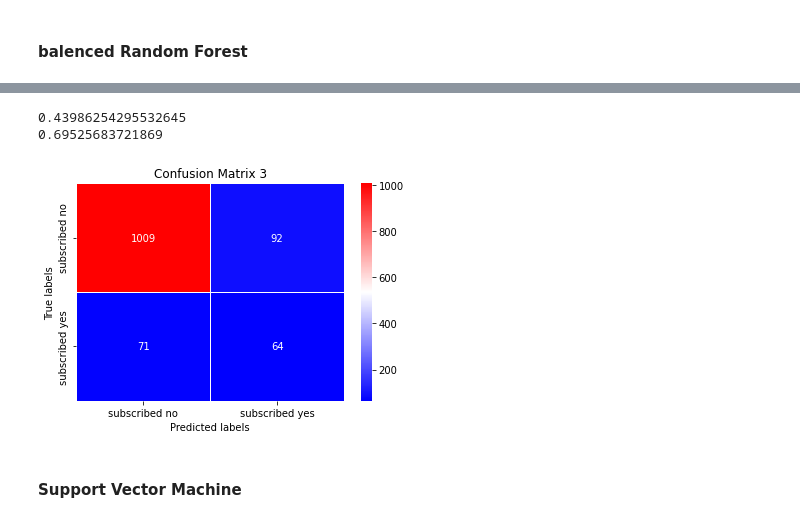
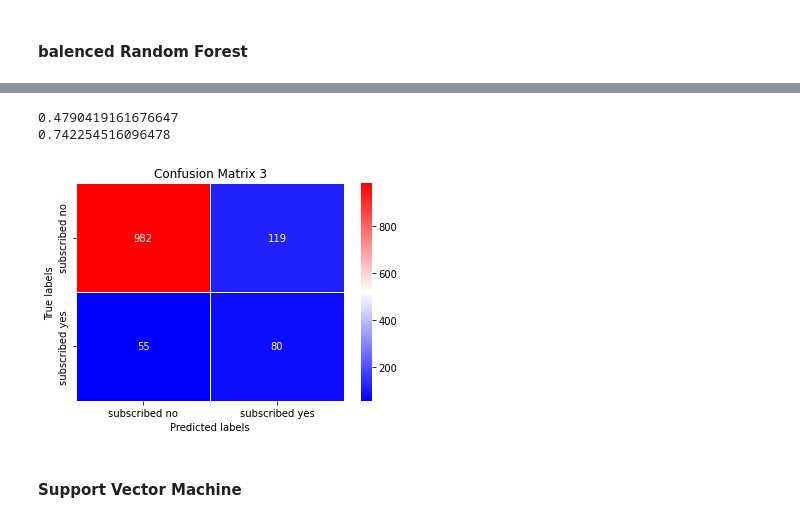
Before and after one commit to wuesten/Potfolio_2_ML, a Jupyter notebook: Exam.ipynb, the cells around one changed output, grey strips where cells are left out. Drawn from its saved outputs; the diff is of its cells as text; code cells hidden in the pictures.

```diff
--- a/Exam.ipynb
+++ b/Exam.ipynb
@@ -509,6 +671,6 @@ evaluation_df = evaluation_df.append(pd.DataFrame({'algorithm':['RandomForest'],
 # %%
-model = RandomForestClassifier(criterion='gini', random_state=1, max_depth=10,n_estimators=1)
+model = RandomForestClassifier(criterion='gini', random_state=1, max_depth=5,n_estimators=1)
 evaluation_df.iloc[1,1] = calc_f1_score(model,X_train_sc, y_train, X_test_sc, y_test)
-model = RandomForestClassifier(criterion='gini', random_state=1, max_depth=10,n_estimators=1)
+model = RandomForestClassifier(criterion='gini', random_state=1, max_depth=5,n_estimators=1)
 evaluation_df.iloc[1,2] = calc_balanced_accuracy_score(model,X_train_sc, y_train, X_test_sc, y_test)
 # %% [output]
@@ -534,7 +696,10 @@ ros = RandomOverSampler()
 X_train_sc, y_train, X_test_sc, y_test = ml_setup_dummy_encoding(df)
 X_res, y_res = ros.fit_resample(X_train_sc, y_train)
 clf = RandomForestClassifier()
-hyperparameter = {"max_depth": [2,3,5,10], "n_estimators": [1,10,100]}
+hyperparameter =[
+    {"max_depth": [2,3,4,5,6,7, 8, 9,10],
+    "n_estimators": [1,5,10,15,20,25, 30, 35, 40, 45, 50]}
+]
 score_balanced_random_forest = cross_validate_setting(X_res,y_res,clf,hyperparameter)
 print(score_balanced_random_forest.best_params_)
 evaluation_df = evaluation_df.append(pd.DataFrame({'algorithm':['bal. RandomForest'], 'best hyperparameters':[score_balanced_random_forest.best_params_]}),ignore_index=True)
@@ -543,20 +722,20 @@ evaluation_df = evaluation_df.append(pd.DataFrame({'algorithm':['bal. RandomFore
 # %%
-model = RandomForestClassifier(criterion='gini', random_state=1, max_depth=10,n_estimators=100)
+model = RandomForestClassifier(criterion='gini', random_state=1, max_depth=5,n_estimators=40)
 evaluation_df.iloc[2,1] = calc_f1_score(model,X_res, y_res, X_test_sc, y_test)
-model = RandomForestClassifier(criterion='gini', random_state=1, max_depth=10,n_estimators=100)
+model = RandomForestClassifier(criterion='gini', random_state=1, max_depth=5,n_estimators=40)
 evaluation_df.iloc[2,2] = calc_balanced_accuracy_score(model,X_res, y_res, X_test_sc, y_test)
 # %% [output]
-0.43986254295532645
-0.69525683721869
+0.4790419161676647
+0.742254516096478
 # %%
-clf = RandomForestClassifier(criterion='gini', random_state=1, max_depth=10,n_estimators=100)
+clf = RandomForestClassifier(criterion='gini', random_state=1, max_depth=5,n_estimators=40)
 clf.fit(X_res, y_res)
 y_test_pred = clf.predict(X_test_sc)
 balenced_rdf = y_test_pred
 evaluation_df.iloc[2,3] = [np.array(confusion_matrix(y_test, y_test_pred),dtype=object)]
 cm = confusion_matrix(y_test, y_test_pred)
 plot_confusio_matrix(cm,3)
 # %% [output]
-[figure, old version]
+[figure, new version]
 # %% [markdown]
 #### Support Vector Machine <a id='8'></a>
```
Also changed, not shown: parts of 20 cells of this notebook.
